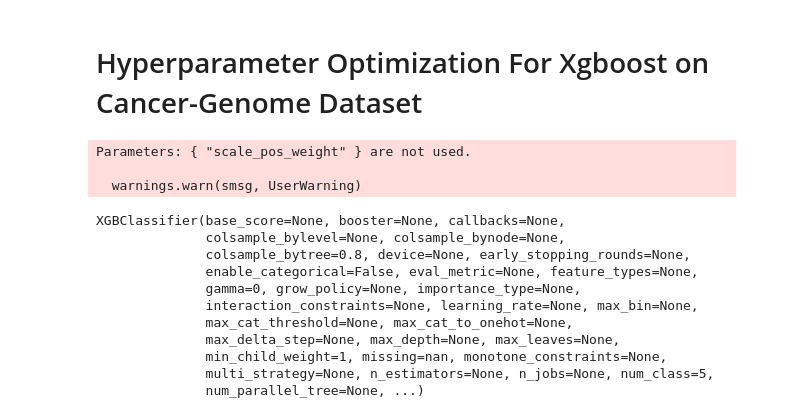
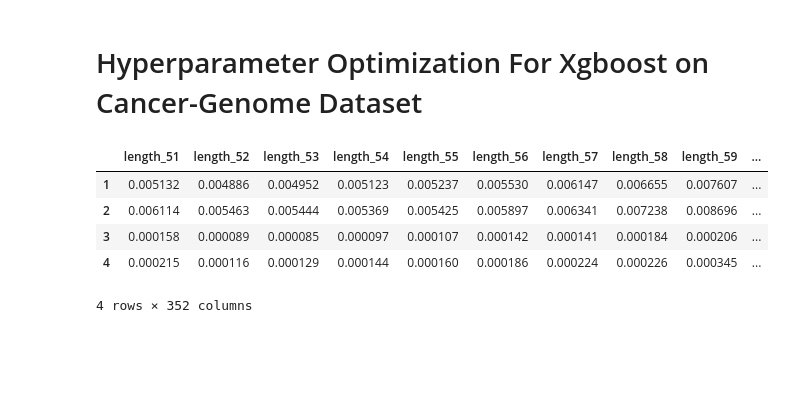
Before and after one commit to lauritswl/IT1244_Cancer_Detection, a Jupyter notebook: main.ipynb, the cells around one changed output. Drawn from its saved outputs; the diff is of its cells as text; code cells hidden in the pictures; blank space fills up the shorter version.

```diff
--- a/main.ipynb
+++ b/main.ipynb
@@ -43,18 +43,14 @@ random_search = RandomizedSearchCV(xgb, param_distributions=parameters, n_iter=5
 # %%
 # Step 5: Fit the model
-xgb.fit(X_train, y_train)
+model.fit(X_train, y_train)
+predictions = model.predict(X_test)
+predictions=le.inverse_transform(predictions)
+Test['Predictions'] = predictions
+Test[1:5]
 # %% [output]
+|  | length_51 | length_52 | length_53 | length_54 | length_55 | length_56 | length_57 | length_58 | length_59 | ... |
+| 1 | 0.005132 | 0.004886 | 0.004952 | 0.005123 | 0.005237 | 0.005530 | 0.006147 | 0.006655 | 0.007607 | ... |
+| 2 | 0.006114 | 0.005463 | 0.005444 | 0.005369 | 0.005425 | 0.005897 | 0.006341 | 0.007238 | 0.008696 | ... |
+| 3 | 0.000158 | 0.000089 | 0.000085 | 0.000097 | 0.000107 | 0.000142 | 0.000141 | 0.000184 | 0.000206 | ... |
+| 4 | 0.000215 | 0.000116 | 0.000129 | 0.000144 | 0.000160 | 0.000186 | 0.000224 | 0.000226 | 0.000345 | ... |
-Parameters: { "scale_pos_weight" } are not used.
-
-  warnings.warn(smsg, UserWarning)
+4 rows × 352 columns
-XGBClassifier(base_score=None, booster=None, callbacks=None,
-              colsample_bylevel=None, colsample_bynode=None,
-              colsample_bytree=0.8, device=None, early_stopping_rounds=None,
-              enable_categorical=False, eval_metric=None, feature_types=None,
-              gamma=0, grow_policy=None, importance_type=None,
-              interaction_constraints=None, learning_rate=None, max_bin=None,
-              max_cat_threshold=None, max_cat_to_onehot=None,
-              max_delta_step=None, max_depth=None, max_leaves=None,
-              min_child_weight=1, missing=nan, monotone_constraints=None,
-              multi_strategy=None, n_estimators=None, n_jobs=None, num_class=5,
-              num_parallel_tree=None, ...)
```
Also changed, not shown: parts of 10 cells of this notebook, 1 other file.
